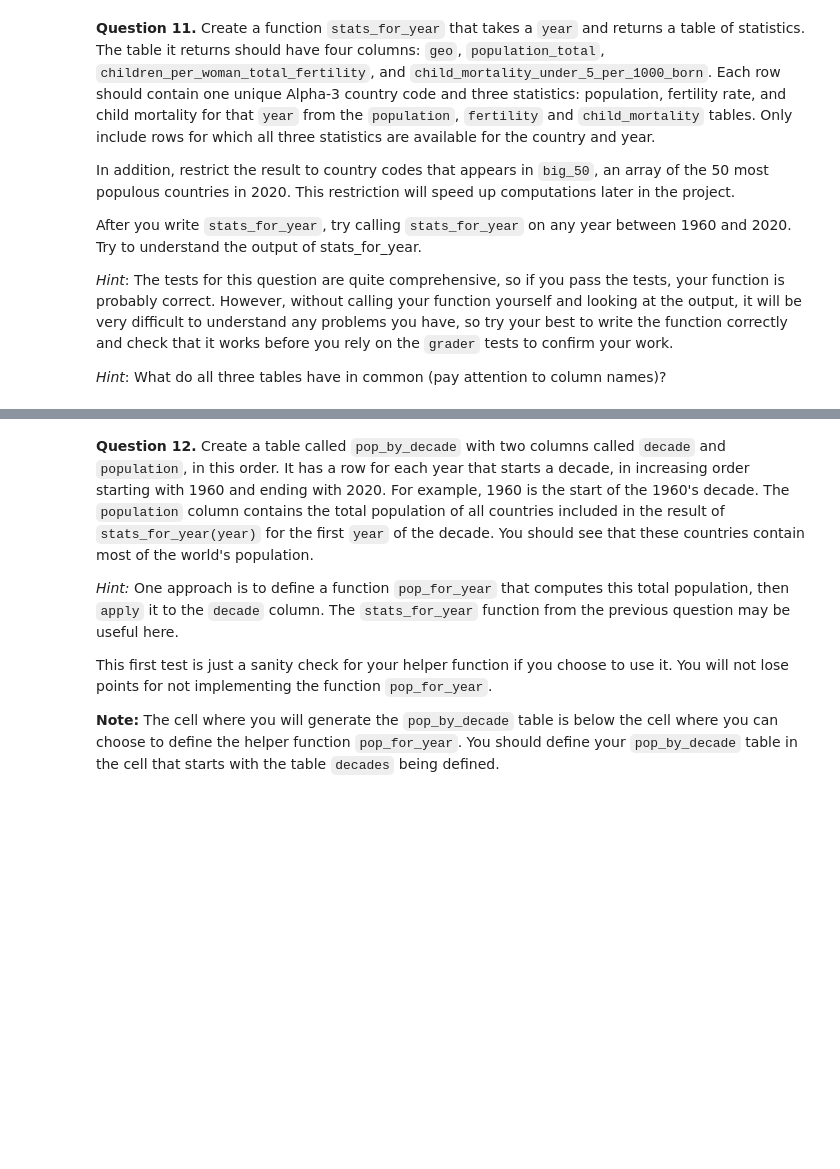
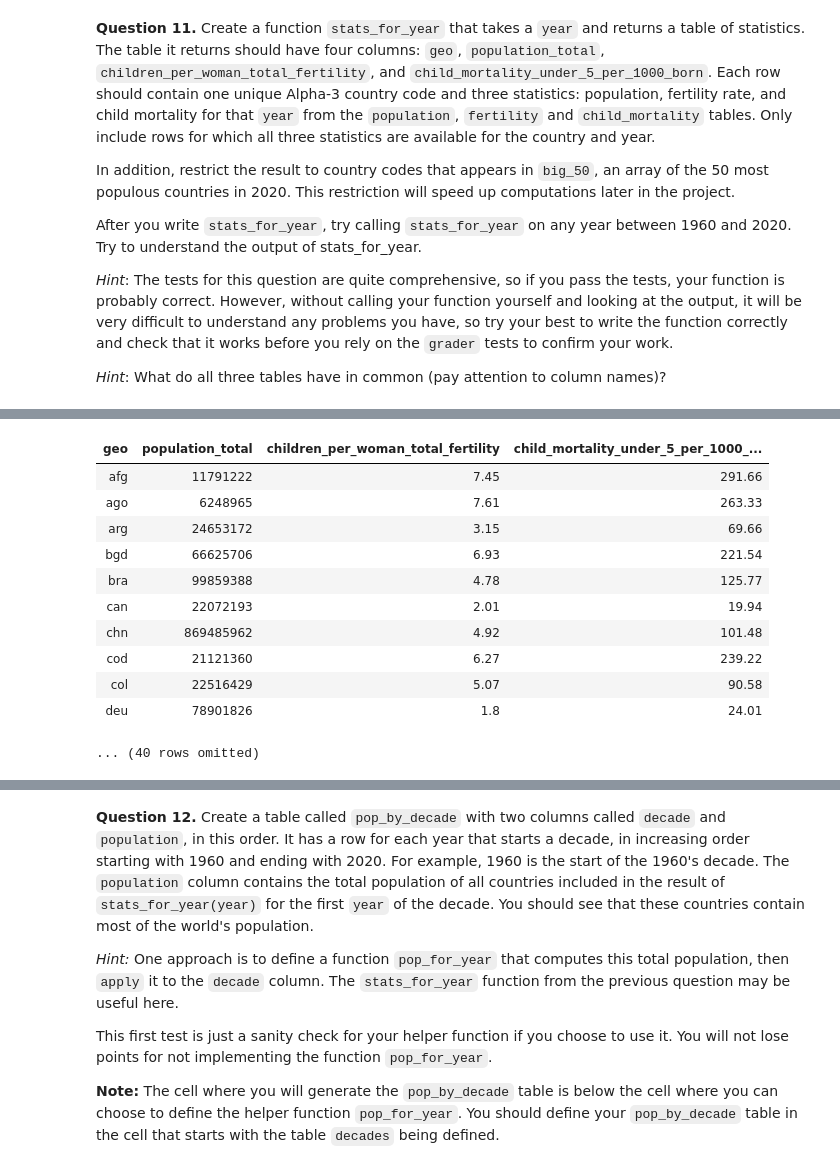
Before and after one commit to fraserr1991/materials-fds, a Jupyter notebook: project/project1/project1.ipynb, the cells around one changed output, grey strips where cells are left out. Saved outputs shown, nothing was run; the diff lists cells and outputs as text; code cells hidden in the pictures; blank space fills up the shorter version.

```diff
--- a/project/project1/project1.ipynb
+++ b/project/project1/project1.ipynb
@@ -391,17 +428,33 @@ After you write `stats_for_year`, try calling `stats_for_year` on any year betwe
 # %%
 # We first create a population table that only includes the
 # 50 countries with the largest 2020 populations. We focus on
 # these 50 countries only so that plotting later will run faster.
 big_50 = population.where('time', are.equal_to(2020)).sort("population_total", descending=True).take(np.arange(50)).column('geo')
 population_of_big_50 = population.where('time', are.above(1959)).where('geo', are.contained_in(big_50))
 
 def stats_for_year(year):
     """Return a table of the stats for each country that year."""
     p = population_of_big_50.where('time', are.equal_to(year)).drop('time')
     f = fertility.where('time', are.equal_to(year)).drop('time')
     c = child_mortality.where('time', are.equal_to(year)).drop('time')
-    ...
 
-...
+    stats_for_year = p.join("geo", f).join("geo", c)
+
+    return stats_for_year
+
+stats_for_year(1972)
+# %% [output]
+| geo | population_total | children_per_woman_total_fertility | child_mortality_under_5_per_1000_... |
+| afg | 11791222 | 7.45 | 291.66 |
+| ago | 6248965 | 7.61 | 263.33 |
+| arg | 24653172 | 3.15 | 69.66 |
+| bgd | 66625706 | 6.93 | 221.54 |
+| bra | 99859388 | 4.78 | 125.77 |
+| can | 22072193 | 2.01 | 19.94 |
+| chn | 869485962 | 4.92 | 101.48 |
+| cod | 21121360 | 6.27 | 239.22 |
+| col | 22516429 | 5.07 | 90.58 |
+| deu | 78901826 | 1.8 | 24.01 |
+... (40 rows omitted)
 # %%
 grader.check("q1_11")
```
Also changed, not shown: parts of 8 cells of this notebook.
